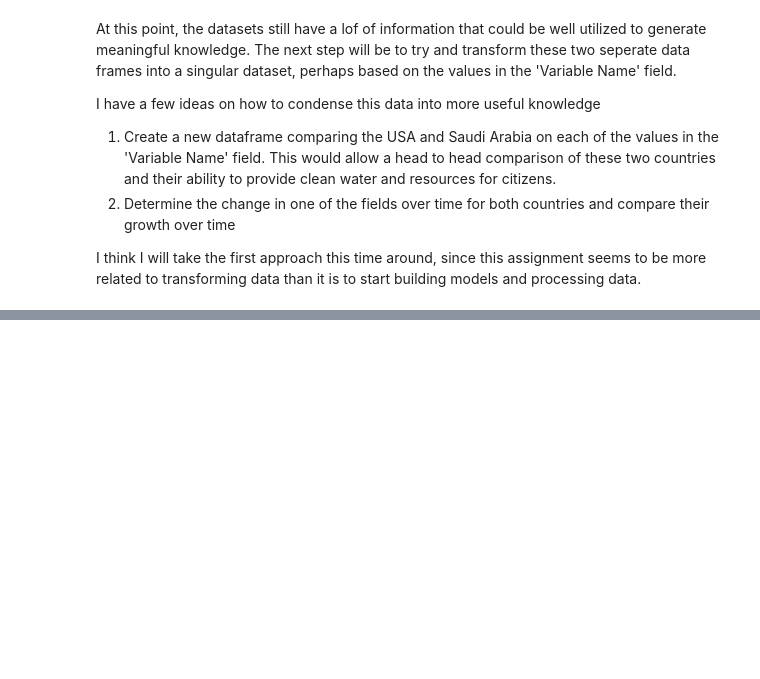
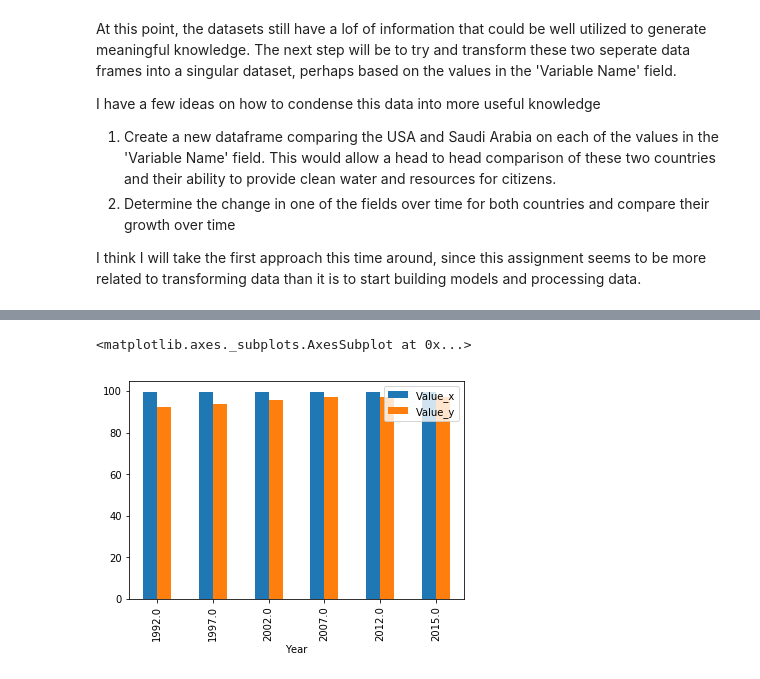
Before and after one commit to patrickcanny/EECS731, a Jupyter notebook: notebooks/10MinsToPandas.ipynb, the cells around one changed output, grey strips where cells are left out. Drawn from its saved outputs; the diff is of its cells as text; code cells hidden in the pictures; blank space fills up the shorter version.

```diff
--- a/notebooks/10MinsToPandas.ipynb
+++ b/notebooks/10MinsToPandas.ipynb
@@ -85,7 +85,4 @@ I have a few ideas on how to condense this data into more useful knowledge
 I think I will take the first approach this time around, since this assignment seems to be more related to transforming data than it is to start building models and processing data.
 # %%
 # I used a simple join to combine the two tables into one
-combinedDF = usa.join(saudi_arabia, lsuffix='_usa', rsuffix='_sa')
+combinedDF = pd.merge(usa, saudi_arabia, how='left', left_on=['Variable Id', 'Year'], right_on=['Variable Id', 'Year'])
-# %%
-# Some data is not avilable for both countries, so I removed the entries that were NaN
-combinedDF = combinedDF[pd.notnull(combinedDF['Variable Id_sa'])]
@@ -113,0 +89,13 @@ combinedDF
+# %%
+# Drop one of the two variable name columns
+del combinedDF['Variable Name_y']
+combinedDF = combinedDF.rename(columns={'Variable Name_x': 'Variable Name'})
+# %%
+# Reorganize columns so that they're easier to understand
+# I also cleaned off any variable that was not tracked for either country
+cols = combinedDF.columns.tolist()
+cols = ['Variable Name', 'Variable Id', 'Year', 'Area_x','Area Id_x', 'Value_x', 'Area_y', 'Area Id_y', 'Value_y']
+combinedDF = combinedDF[cols]
+combinedDF = combinedDF[pd.notnull(combinedDF['Value_y'])]
+combinedDF = combinedDF[pd.notnull(combinedDF['Value_x'])]
+combinedDF
@@ -113,0 +124,8 @@ combinedDF
+# %%
+# Create Simple Visualization Comparing Urban access to Safe drinking water over time
+dfToPlot = combinedDF.loc[combinedDF['Variable Name'] == 'Urban population with access to safe drinking-water (JMP)']
+dfToPlot = dfToPlot.drop(['Variable Id', 'Area Id_x', 'Area Id_y'], axis=1)
+dfToPlot.plot.bar(x='Year')
+# %% [output]
+<matplotlib.axes._subplots.AxesSubplot at 0x...>
+[figure, added]
```
Also changed, not shown: parts of 3 cells of this notebook.
